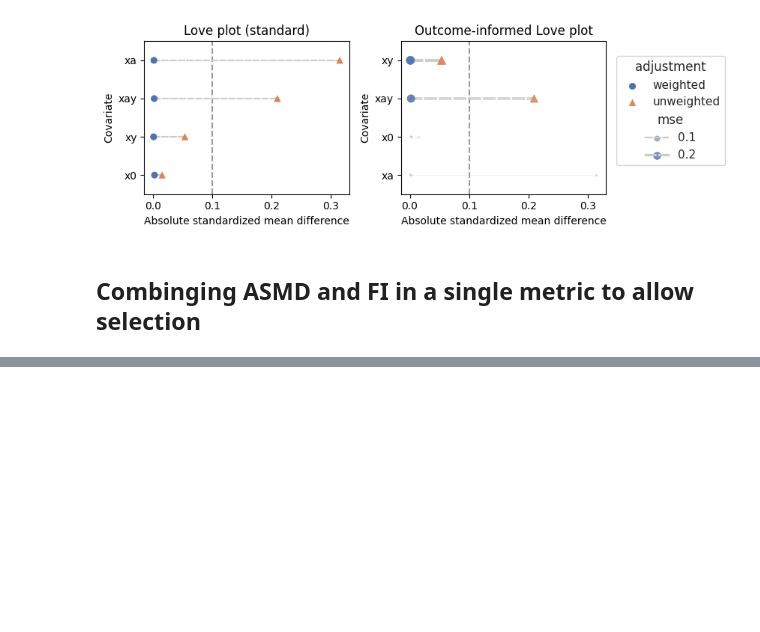
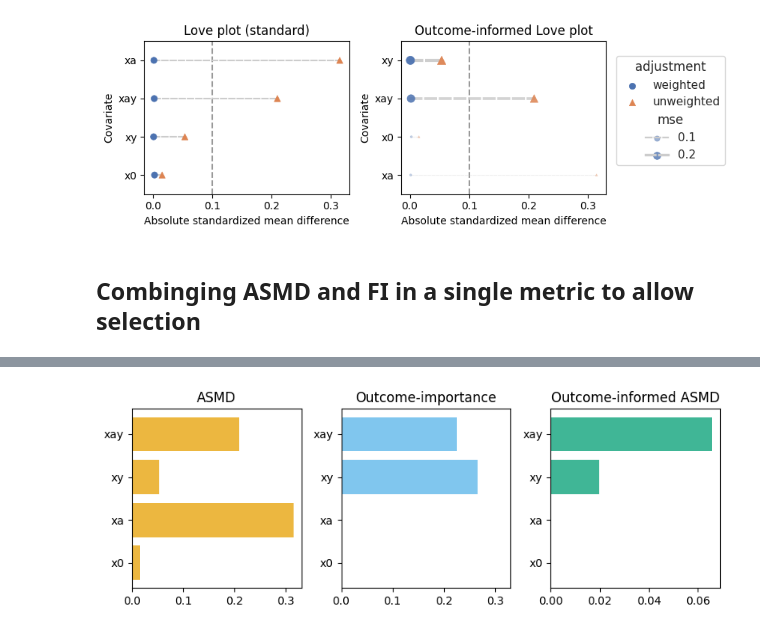
Before and after one commit to namag-ai/oui-plots, a Jupyter notebook: ouilove.ipynb, the cells around one changed output, grey strips where cells are left out. Cells and saved outputs as stored; diff of their text form; code cells hidden in the pictures; blank space fills up the shorter version.

```diff
--- a/ouilove.ipynb
+++ b/ouilove.ipynb
@@ -554,0 +640,18 @@ fig
+# %%
+def calculate_decomposed_smd(X, a, w=None):
+    eps = np.finfo(X.dtypes.iloc[0]).resolution  # .eps
+    if w is None:
+        w = pd.Series(1, index=a.index)
+
+    is_treated = a == 1
+    x1 = sm.stats.DescrStatsW(X.loc[is_treated], weights=w.loc[is_treated])
+    x0 = sm.stats.DescrStatsW(X.loc[~is_treated], weights=w.loc[~is_treated])
+
+    x1_mean = pd.Series(x1.mean, index=X.columns)
+    x0_mean = pd.Series(x0.mean, index=X.columns)
+    x1_var = pd.Series(x1.var, index=X.columns)
+    x0_var = pd.Series(x0.var, index=X.columns)
+
+    numerator = (x1_mean - x0_mean)
+    denominator = np.sqrt(x0_var + x1_var + eps)
+    return numerator, denominator
@@ -554,0 +667,5 @@ fig
+# %%
+ouiasmd_scaled = ouiasmd.set_index("covariate")
+ouiasmd_scaled["ouiasmd_scaled"] = ouiasmd_scaled["asmd"] * (ouiasmd_scaled[outcome_metric] / scale)
+ouiasmd_scaled = ouiasmd_scaled.reset_index()
+ouiasmd_scaled
@@ -554,0 +678,20 @@ fig
+# %%
+# fig = mpl.figure.Figure(figsize=(8, 3))
+fig, axes = mpl.pyplot.subplot_mosaic(
+    """
+    ABC
+    """,
+    # sharey=True,
+    figsize=(8,3)
+)
+bar_kwargs = {"alpha": 0.75}
+axes["A"].barh(ouiasmd_scaled["covariate"], ouiasmd_scaled["asmd"], color="#E69F00", **bar_kwargs)
+axes["B"].barh(ouiasmd_scaled["covariate"], ouiasmd_scaled[outcome_metric], color="#56B4E9", **bar_kwargs)
+axes["C"].barh(ouiasmd_scaled["covariate"], ouiasmd_scaled["ouiasmd_scaled"], color="#009E73", **bar_kwargs)
+axes["A"].sharex(axes["B"])
+axes["A"].set_title("ASMD")
+axes["B"].set_title("Outcome-importance")
+axes["C"].set_title("Outcome-informed ASMD")
+fig.tight_layout()
+# %% [output]
+[figure, added]
```
Also changed, not shown: parts of 14 cells of this notebook.
